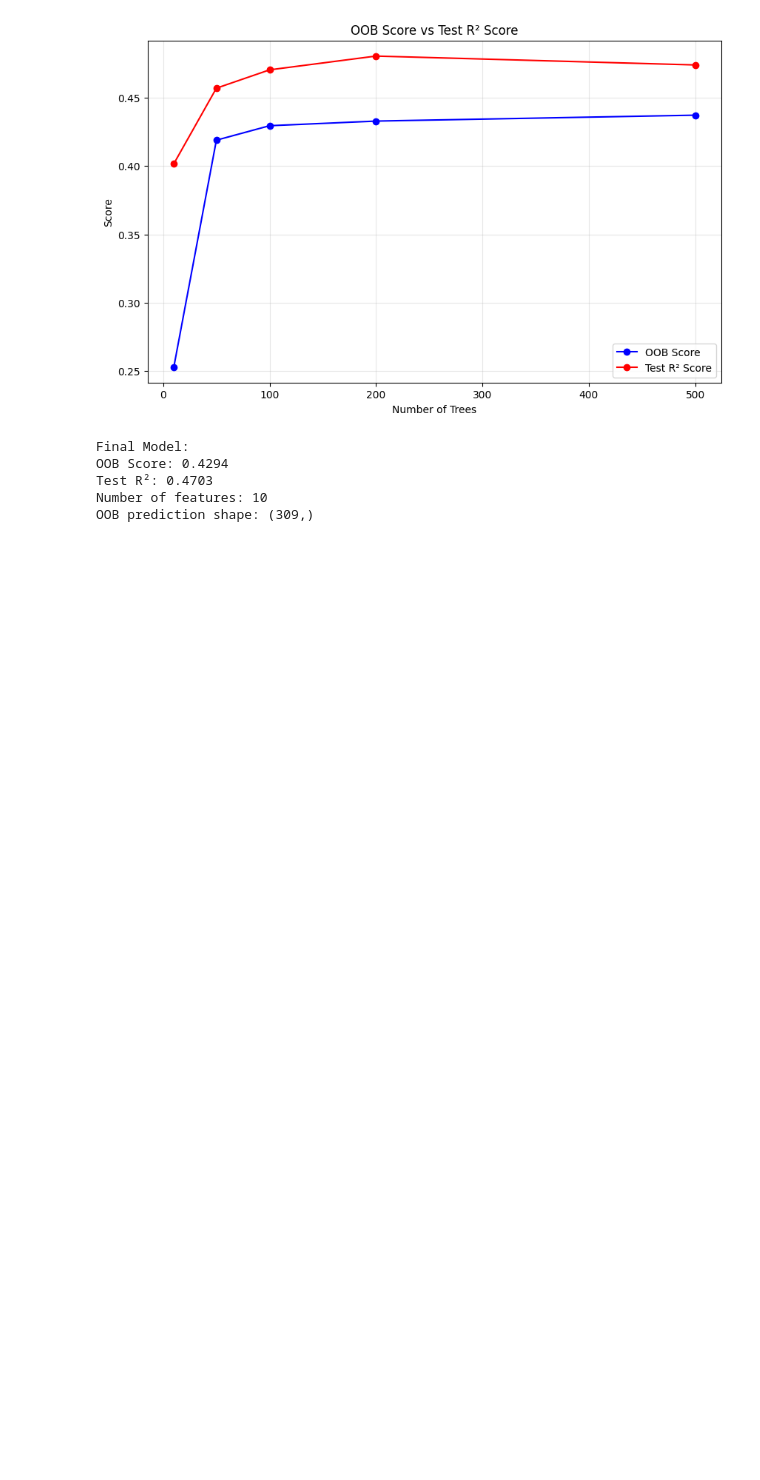
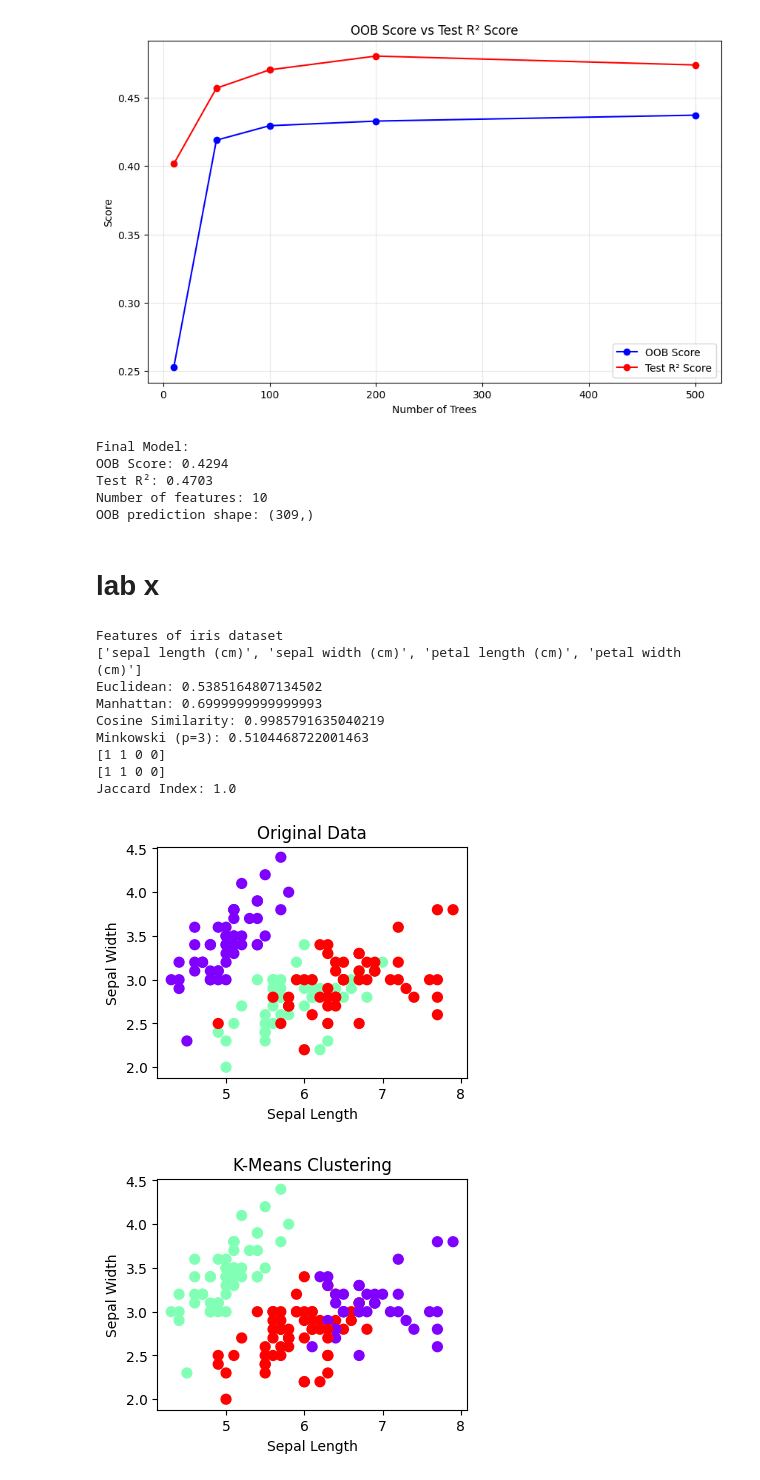
Before and after one commit to mekaviraj/ML_sem5, a Jupyter notebook: ML_LAB2.ipynb, the cells around one changed output. Cells and saved outputs as stored; diff of their text form; code cells hidden in the pictures; blank space fills up the shorter version.

```diff
--- a/ML_LAB2.ipynb
+++ b/ML_LAB2.ipynb
@@ -751,3 +751,58 @@ OOB Score: 0.4294
 Test R²: 0.4703
 Number of features: 10
 OOB prediction shape: (309,)
+# %% [markdown]
+# lab x
+# %%
+import numpy as np
+from scipy.spatial.distance import euclidean, cityblock, minkowski, cosine
+from sklearn.metrics import jaccard_score
+from sklearn.datasets import load_iris
+iris = load_iris()
+X = iris.data
+print('Features of iris dataset')
+print(iris.feature_names)
+a, b = X[0], X[1]
+# Euclidean Distance: straight-line distance
+print("Euclidean:", euclidean(a, b))
+# Manhattan Distance: sum of absolute differences
+print("Manhattan:", cityblock(a, b))
+# Cosine Similarity: angle similarity between vectors
+print("Cosine Similarity:", 1 - cosine(a, b))
+# Minkowski Distance: generalized distance (p=3)
+print("Minkowski (p=3):", minkowski(a, b, p=3))
+# Jaccard Index: similarity between binary vectors
+a_bin = (a > np.mean(a)).astype(int)
+b_bin = (b > np.mean(b)).astype(int)
+print(a_bin)
+print(b_bin)
+print("Jaccard Index:", jaccard_score(a_bin, b_bin))
+
+import matplotlib.pyplot as plt
+def plot_clusters(X, labels, title):
+    plt.figure(figsize=(4,3))
+    plt.scatter(X[:,0], X[:,1], c=labels, cmap='rainbow', s=50)
+    plt.xlabel('Sepal Length')
+    plt.ylabel('Sepal Width')
+    plt.title(title)
+    plt.show()
+plot_clusters(X, iris.target,
+"Original Data")
+# K-Means: partitions data into k clusters based on distance to
+# centroids
+from sklearn.cluster import KMeans
+kmeans = KMeans(n_clusters=3, random_state=42)
+kmeans_labels = kmeans.fit_predict(X)
+plot_clusters(X, kmeans_labels, "K-Means Clustering")
+# %% [output]
+Features of iris dataset
+['sepal length (cm)', 'sepal width (cm)', 'petal length (cm)', 'petal width (cm)']
+Euclidean: 0.5385164807134502
+Manhattan: 0.6999999999999993
+Cosine Similarity: 0.9985791635040219
+Minkowski (p=3): 0.5104468722001463
+[1 1 0 0]
+[1 1 0 0]
+Jaccard Index: 1.0
+[figure, added]
+[figure, added]
```
Also changed, not shown: parts of 15 cells of this notebook.
